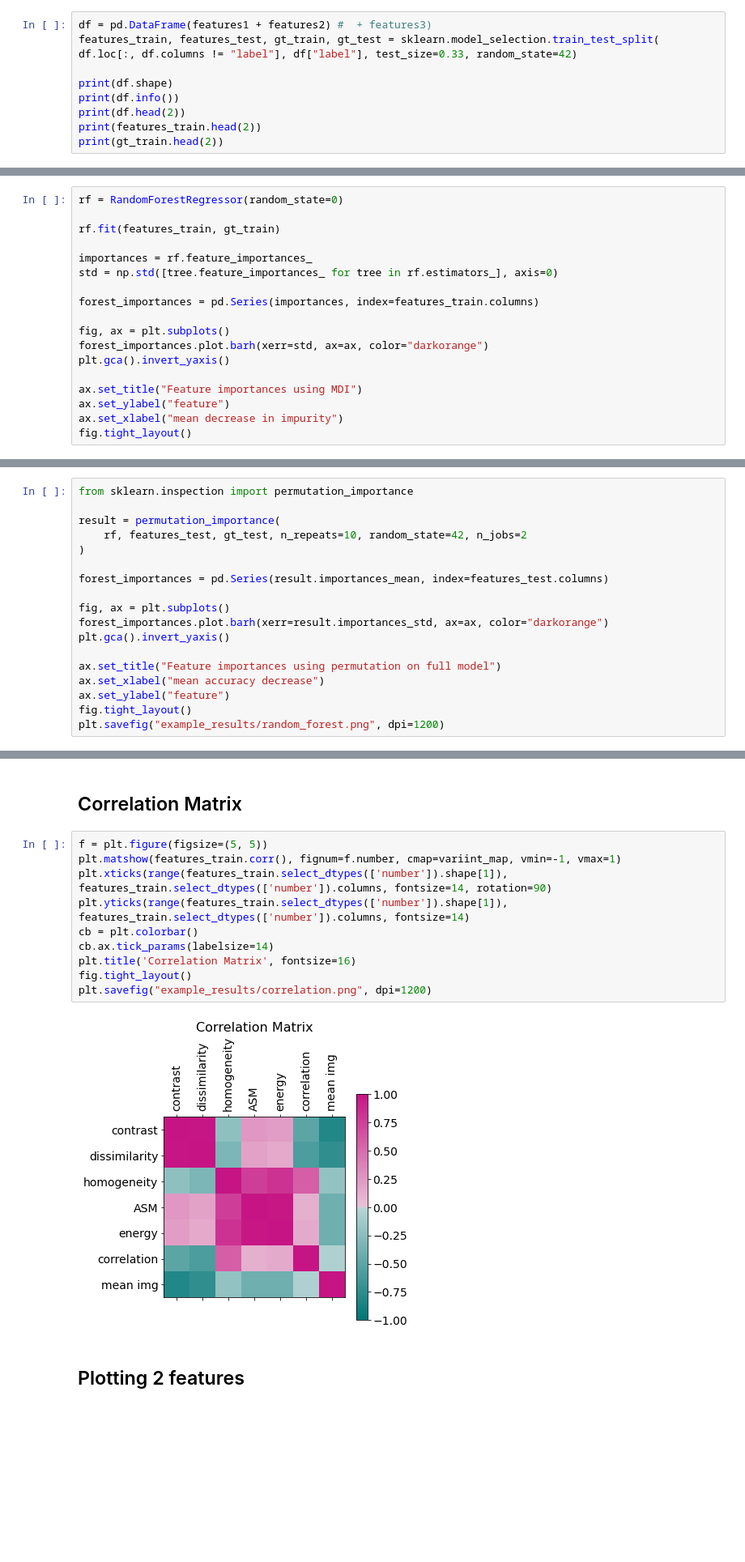
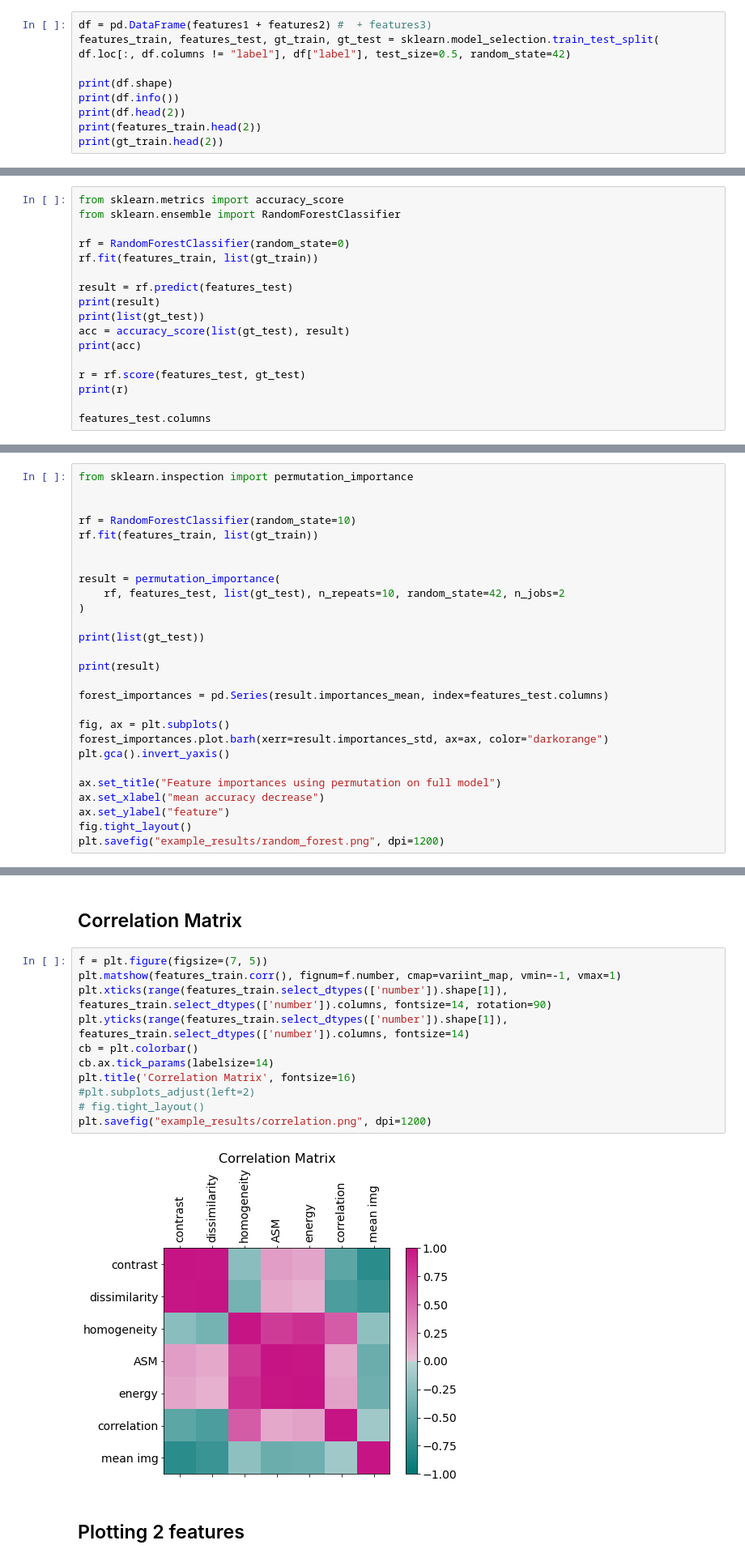
Before and after one commit to Chrisini/datasceyence, a Jupyter notebook: examples/general_exploratory_analysis.ipynb, the cells around one changed output, grey strips where cells are left out. Shown at 81% size. Saved outputs shown, nothing was run; the diff lists cells and outputs as text; blank space fills up the shorter version.

```diff
--- a/examples/general_exploratory_analysis.ipynb
+++ b/examples/general_exploratory_analysis.ipynb
@@ -277,7 +279,7 @@ done domain 2
 done domain 3
 # %%
 df = pd.DataFrame(features1 + features2) #  + features3)
-features_train, features_test, gt_train, gt_test = sklearn.model_selection.train_test_split( df.loc[:, df.columns != "label"], df["label"], test_size=0.33, random_state=42)
+features_train, features_test, gt_train, gt_test = sklearn.model_selection.train_test_split( df.loc[:, df.columns != "label"], df["label"], test_size=0.5, random_state=42)
 
 print(df.shape)
 print(df.info())
@@ -305,21 +307,20 @@ Name: label, dtype: int64
 # %% [markdown]
 ## Random Forest
 # %%
-rf = RandomForestRegressor(random_state=0)
+from sklearn.metrics import accuracy_score
+from sklearn.ensemble import RandomForestClassifier
 
-rf.fit(features_train, gt_train)
+rf = RandomForestClassifier(random_state=0)
+rf.fit(features_train, list(gt_train))
 
-importances = rf.feature_importances_
-std = np.std([tree.feature_importances_ for tree in rf.estimators_], axis=0)
+result = rf.predict(features_test)
+print(result)
+print(list(gt_test))
+acc = accuracy_score(list(gt_test), result)
+print(acc)
 
-forest_importances = pd.Series(importances, index=features_train.columns)
+r = rf.score(features_test, gt_test)
+print(r)
 
-fig, ax = plt.subplots()
-forest_importances.plot.barh(xerr=std, ax=ax, color="darkorange")
-plt.gca().invert_yaxis()
-
-ax.set_title("Feature importances using MDI")
-ax.set_ylabel("feature")
-ax.set_xlabel("mean decrease in impurity")
-fig.tight_layout()
+features_test.columns
 # %% [output]
@@ -333,9 +355,18 @@ Index(['contrast', 'dissimilarity', 'homogeneity', 'ASM', 'energy',
 # %%
 from sklearn.inspection import permutation_importance
 
+
+rf = RandomForestClassifier(random_state=10)
+rf.fit(features_train, list(gt_train))
+
+
 result = permutation_importance(
-    rf, features_test, gt_test, n_repeats=10, random_state=42, n_jobs=2
+    rf, features_test, list(gt_test), n_repeats=10, random_state=42, n_jobs=2
 )
+
+print(list(gt_test))
+
+print(result)
 
 forest_importances = pd.Series(result.importances_mean, index=features_test.columns)
 
@@ -424,17 +478,18 @@ Name: p_value, dtype: float64
 # %% [markdown]
 ## Correlation Matrix
 # %%
-f = plt.figure(figsize=(5, 5))
+f = plt.figure(figsize=(7, 5))
 plt.matshow(features_train.corr(), fignum=f.number, cmap=variint_map, vmin=-1, vmax=1)
 plt.xticks(range(features_train.select_dtypes(['number']).shape[1]), features_train.select_dtypes(['number']).columns, fontsize=14, rotation=90)
 plt.yticks(range(features_train.select_dtypes(['number']).shape[1]), features_train.select_dtypes(['number']).columns, fontsize=14)
 cb = plt.colorbar()
 cb.ax.tick_params(labelsize=14)
 plt.title('Correlation Matrix', fontsize=16)
-fig.tight_layout()
+#plt.subplots_adjust(left=2)
+# fig.tight_layout()
 plt.savefig("example_results/correlation.png", dpi=1200)
 # %% [output]
-[figure, old version]
+[figure, new version]
 # %% [markdown]
 ## Plotting 2 features
 # %%
```
Also changed, not shown: parts of 11 cells of this notebook, 10 other files.
